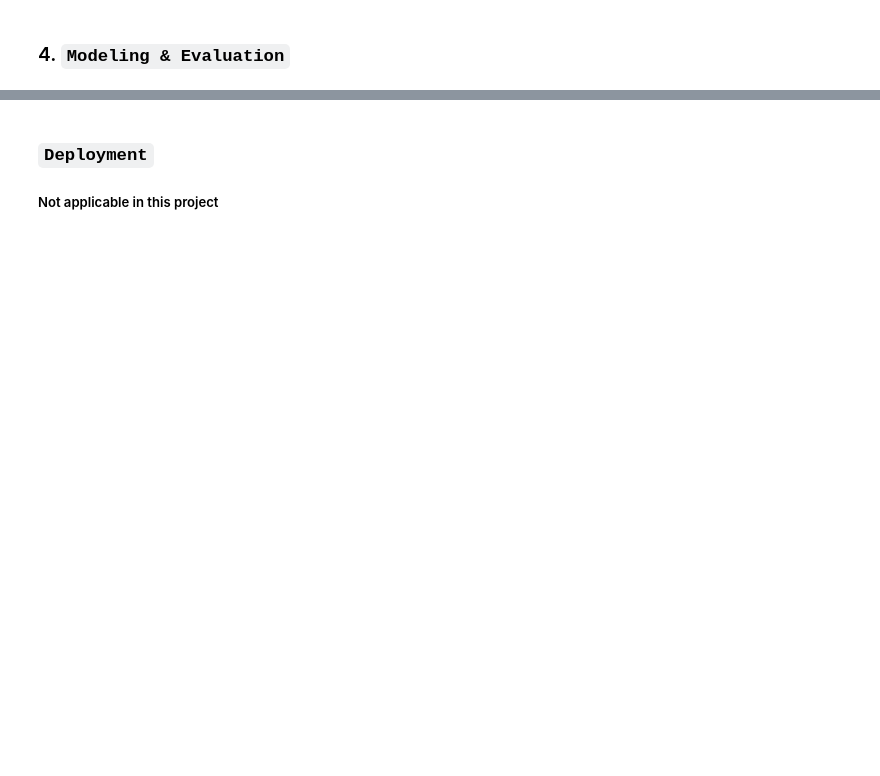
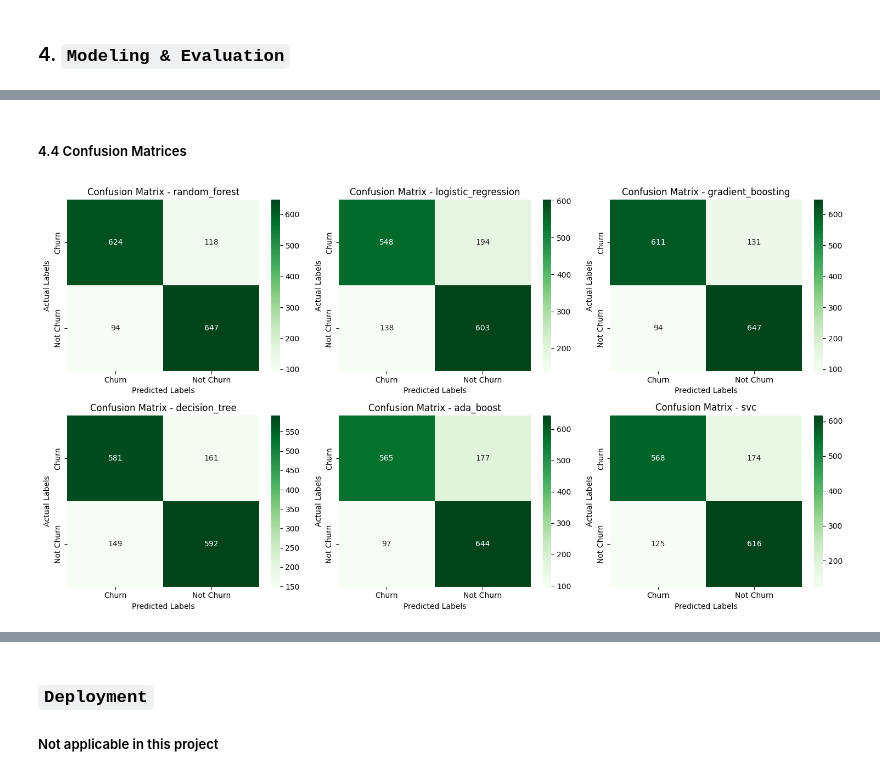
Before and after one commit to BamBamOguns/Customer-Churn-Prediction-Vodafone-Corporation-, a Jupyter notebook: notebooks/main.ipynb, the cells around one changed output, grey strips where cells are left out. Drawn from its saved outputs; the diff is of its cells as text; code cells hidden in the pictures; blank space fills up the shorter version.

Commit message:
Evaluation of Models and Readme Edit

```diff
--- a/notebooks/main.ipynb
+++ b/notebooks/main.ipynb
@@ -1339,0 +1275,28 @@ AdaBoostClassifier does not accept missing values encoded as NaN natively. For s
+# %%
+# Defining the models
+models = {
+    'random_forest': RandomForestClassifier(random_state = 42),
+    'logistic_regression': LogisticRegression(max_iter = 1000, random_state = 42),
+    'gradient_boosting': GradientBoostingClassifier(random_state = 42),
+    'decision_tree': DecisionTreeClassifier(random_state = 42),
+    'ada_boost': AdaBoostClassifier(random_state = 42),
+    'svc': SVC(random_state = 42)
+}
+# %%
+# Initializing KFold cross-validation with 5 folds
+kf = KFold(n_splits = 5, shuffle = True, random_state = 42)
+# %%
+# Model Selection with HalvingGridSearchCV
+grid_searches = {}
+for model_name, model in models.items():
+    pipeline = Pipeline(
+        steps = [
+               ('model', model)
+               ])
+
+    # Halving Grid Search with Automatic Resource Detection
+    grid_search = HalvingGridSearchCV(pipeline, {}, cv = kf, factor = 2, scoring = 'accuracy', n_jobs = -1)
+
+    # Fitting the model
+    grid_search.fit(X_train, y_train)
+    grid_searches[model_name] = grid_search
@@ -1339,0 +1376,21 @@ AdaBoostClassifier does not accept missing values encoded as NaN natively. For s
+# %% [markdown]
+##### 4.4 Confusion Matrices
+# %%
+def plot_confusion_matrices(voda_scores, figsize = (15, 8), ncols = 3):
+    nrows = int(np.ceil(len(voda_scores.columns) / ncols))
+    fig, axes = plt.subplots(nrows, ncols, figsize = figsize)
+    for i, (model_name, row) in enumerate(voda_scores.iterrows()):
+        conf_matrix = row['confusion_matrix']
+        ax = axes.flat[i]
+        sns.heatmap(conf_matrix, annot = True, fmt = "d", cmap = 'Greens',
+                    xticklabels = ['Churn', 'Not Churn'], yticklabels = ['Churn', 'Not Churn'], ax = ax)
+        ax.set_xlabel('Predicted Labels')
+        ax.set_ylabel('Actual Labels')
+        ax.set_title(f'Confusion Matrix - {model_name}')
+    if nrows > 1 and ncols > 1:
+        plt.tight_layout()
+    plt.show()
+
+plot_confusion_matrices(voda_scores)
+# %% [output]
+[figure, added]
```
Also changed, not shown: parts of 60 cells of this notebook, 4 other files.
